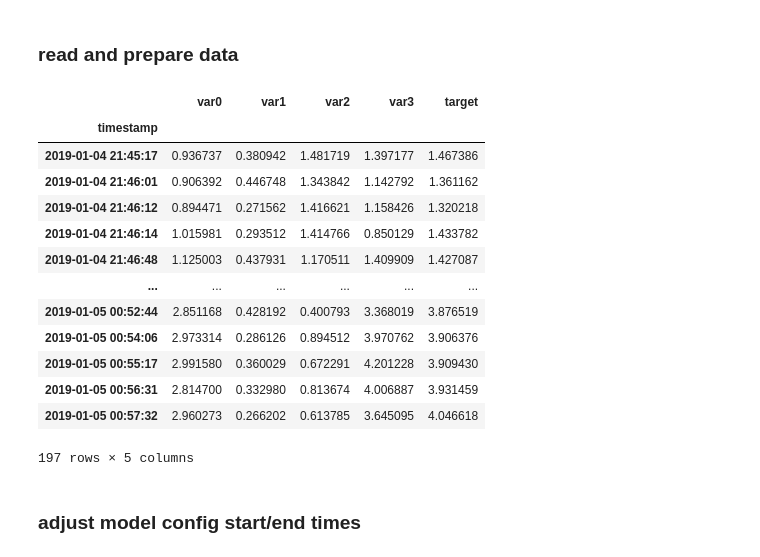
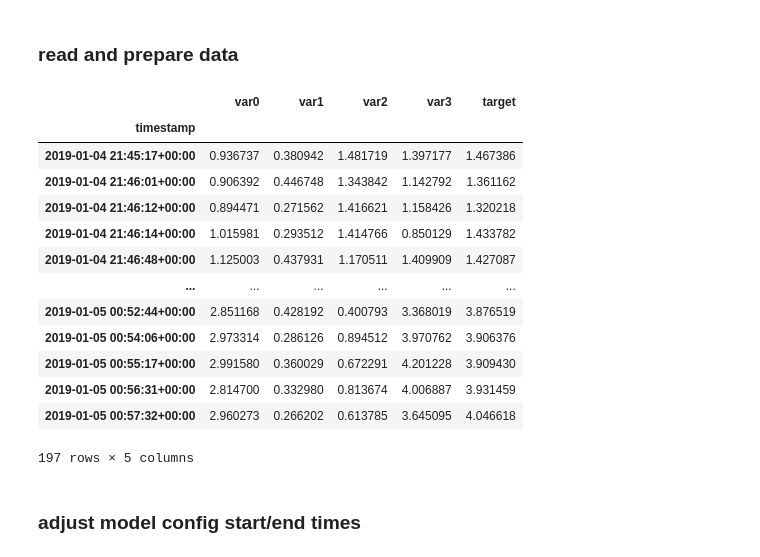
Before and after one commit to NREL/Wattile, a Jupyter notebook: notebooks/exploratory/data_processing_edge_testing.ipynb, the cells around one changed output. Saved outputs shown, nothing was run; the diff lists cells and outputs as text; code cells hidden in the pictures.

```diff
--- a/notebooks/exploratory/data_processing_edge_testing.ipynb
+++ b/notebooks/exploratory/data_processing_edge_testing.ipynb
@@ -499,43 +499,46 @@ Timestamp('2019-01-05 01:00:00')
 # %%
 if datatype == "complete":
     data = read_dataset_from_file(configs)
-    data = data[input_start:input_end]
+    if configs["data_processing"]["resample"]["bin_closed"]=="left":
+        data = data.loc[(input_start.tz_localize('utc')<=data.index)&(data.index<input_end.tz_localize('utc')),:]
+    elif configs["data_processing"]["resample"]["bin_closed"]=="right":
+        data = data.loc[(input_start.tz_localize('utc')<data.index)&(data.index<=input_end.tz_localize('utc')),:]
 
 elif datatype == "incomplete":
     data = pd.read_csv("../../tests/fixtures/data_edge_consideration.csv", index_col=0)
 #     data = pd.read_csv("../../tests/fixtures/data_edge_consideration_temp.csv", index_col=0)
-    data.index = pd.to_datetime(data.index)
+    data.index = pd.to_datetime(data.index).tz_localize('utc')
     # data = data[input_start:input_end]
 
     ##############################################################################
     # ATTENTION
     """
     - this part isn't part of wattile code but necessary for excuting prediction
     - before, data was sliced by data[input_start:input_end]
     - after, data is sliced differently depending on 'bin_closed'
     - reasoning: I'm assuming this is what happens in data acquisition system with different 'bin_closed' setting
     """
     ##############################################################################
     if configs["data_processing"]["resample"]["bin_closed"]=="left":
-        data = data.loc[(input_start<=data.index)&(data.index<input_end),:]
+        data = data.loc[(input_start.tz_localize('utc')<=data.index)&(data.index<input_end.tz_localize('utc')),:]
     elif configs["data_processing"]["resample"]["bin_closed"]=="right":
-        data = data.loc[(input_start<data.index)&(data.index<=input_end),:]
+        data = data.loc[(input_start.tz_localize('utc')<data.index)&(data.index<=input_end.tz_localize('utc')),:]
 
 data
 # %% [output]
 |  | var0 | var1 | var2 | var3 | target |
 | timestamp |  |  |  |  |  |
-| 2019-01-04 21:45:17 | 0.936737 | 0.380942 | 1.481719 | 1.397177 | 1.467386 |
-| 2019-01-04 21:46:01 | 0.906392 | 0.446748 | 1.343842 | 1.142792 | 1.361162 |
-| 2019-01-04 21:46:12 | 0.894471 | 0.271562 | 1.416621 | 1.158426 | 1.320218 |
-| 2019-01-04 21:46:14 | 1.015981 | 0.293512 | 1.414766 | 0.850129 | 1.433782 |
-| 2019-01-04 21:46:48 | 1.125003 | 0.437931 | 1.170511 | 1.409909 | 1.427087 |
+| 2019-01-04 21:45:17+00:00 | 0.936737 | 0.380942 | 1.481719 | 1.397177 | 1.467386 |
+| 2019-01-04 21:46:01+00:00 | 0.906392 | 0.446748 | 1.343842 | 1.142792 | 1.361162 |
+| 2019-01-04 21:46:12+00:00 | 0.894471 | 0.271562 | 1.416621 | 1.158426 | 1.320218 |
+| 2019-01-04 21:46:14+00:00 | 1.015981 | 0.293512 | 1.414766 | 0.850129 | 1.433782 |
+| 2019-01-04 21:46:48+00:00 | 1.125003 | 0.437931 | 1.170511 | 1.409909 | 1.427087 |
 | ... | ... | ... | ... | ... | ... |
-| 2019-01-05 00:52:44 | 2.851168 | 0.428192 | 0.400793 | 3.368019 | 3.876519 |
-| 2019-01-05 00:54:06 | 2.973314 | 0.286126 | 0.894512 | 3.970762 | 3.906376 |
-| 2019-01-05 00:55:17 | 2.991580 | 0.360029 | 0.672291 | 4.201228 | 3.909430 |
-| 2019-01-05 00:56:31 | 2.814700 | 0.332980 | 0.813674 | 4.006887 | 3.931459 |
-| 2019-01-05 00:57:32 | 2.960273 | 0.266202 | 0.613785 | 3.645095 | 4.046618 |
+| 2019-01-05 00:52:44+00:00 | 2.851168 | 0.428192 | 0.400793 | 3.368019 | 3.876519 |
+| 2019-01-05 00:54:06+00:00 | 2.973314 | 0.286126 | 0.894512 | 3.970762 | 3.906376 |
+| 2019-01-05 00:55:17+00:00 | 2.991580 | 0.360029 | 0.672291 | 4.201228 | 3.909430 |
+| 2019-01-05 00:56:31+00:00 | 2.814700 | 0.332980 | 0.813674 | 4.006887 | 3.931459 |
+| 2019-01-05 00:57:32+00:00 | 2.960273 | 0.266202 | 0.613785 | 3.645095 | 4.046618 |
 197 rows × 5 columns
 # %% [markdown]
 ### adjust model config start/end times
```
Also changed, not shown: parts of 5 cells of this notebook.
